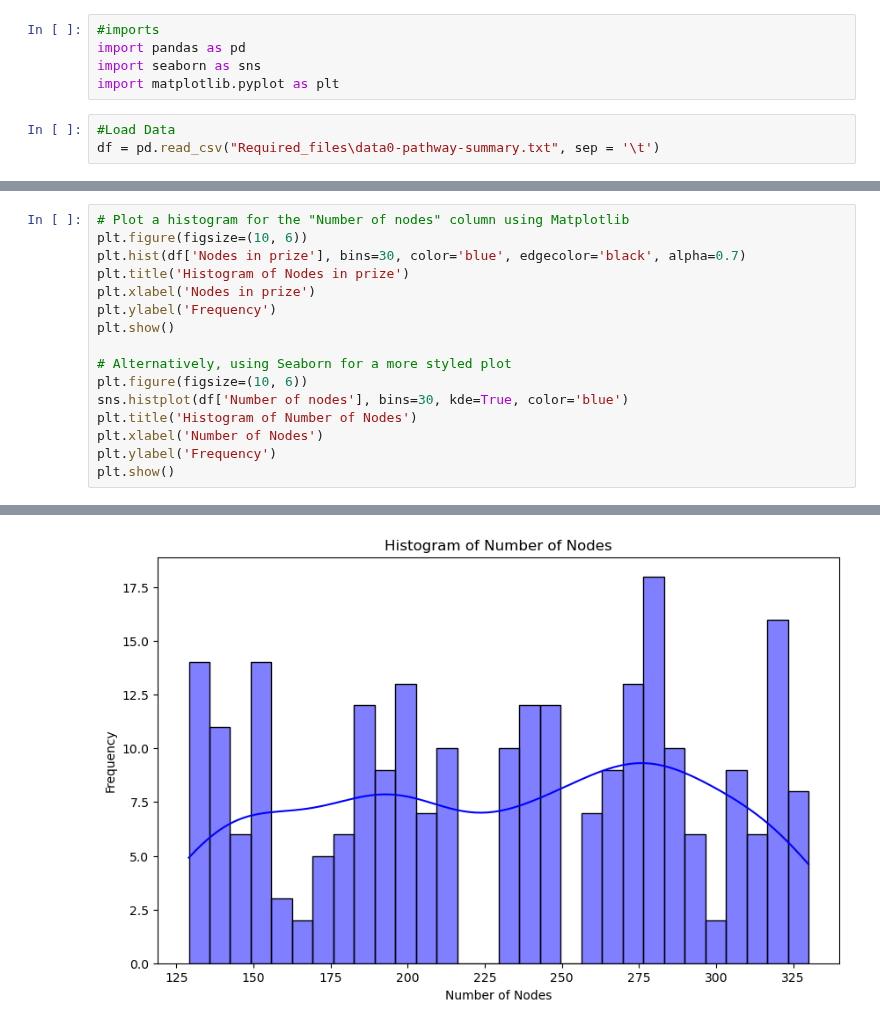
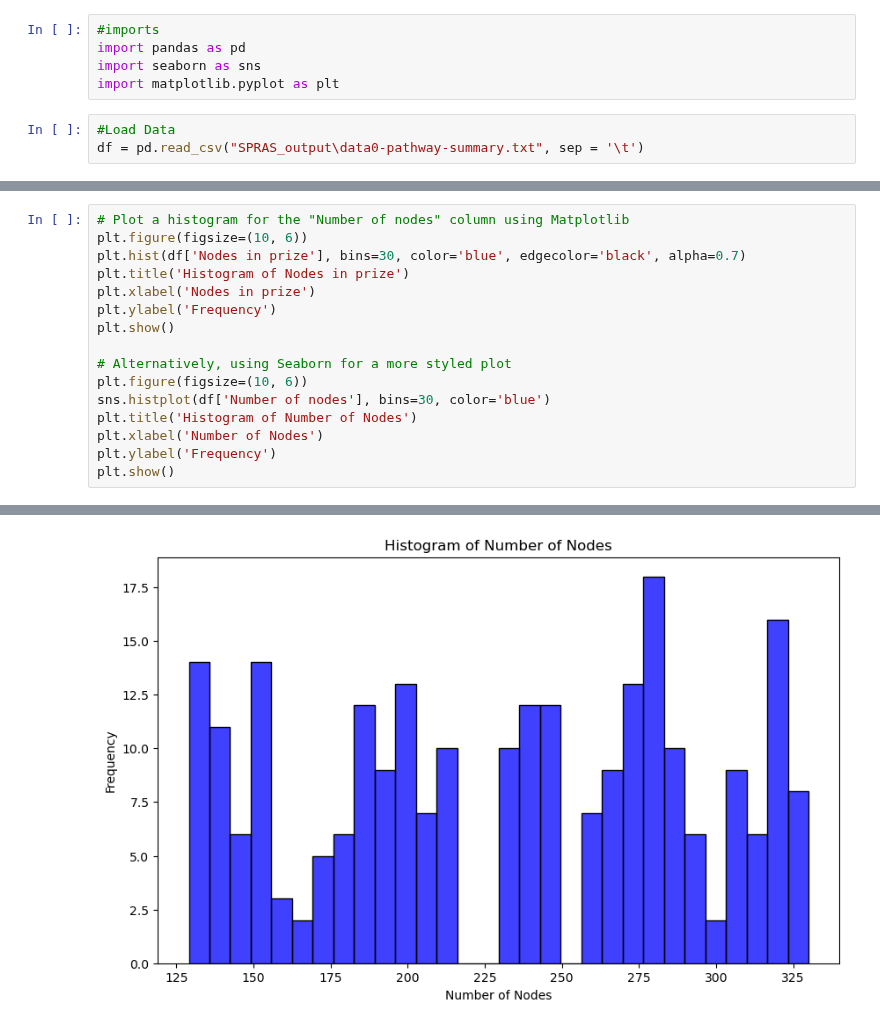
Before and after one commit to Reed-CompBio/spras-benchmarking, a Jupyter notebook: yeast-osmotic-stress/Scripts/2_Node_Summary_Histo.ipynb, the cells around one changed output, grey strips where cells are left out. Saved outputs shown, nothing was run; the diff lists cells and outputs as text.

```diff
--- a/yeast-osmotic-stress/Scripts/2_Node_Summary_Histo.ipynb
+++ b/yeast-osmotic-stress/Scripts/2_Node_Summary_Histo.ipynb
@@ -5,7 +5,7 @@ import seaborn as sns
 import matplotlib.pyplot as plt
 # %%
 #Load Data
-df = pd.read_csv("Required_files\data0-pathway-summary.txt", sep = '\t')
+df = pd.read_csv("SPRAS_output\data0-pathway-summary.txt", sep = '\t')
 # %%
 #Inspect
 df.head()
@@ -19,19 +19,19 @@ df.head()
 # %%
 # Plot a histogram for the "Number of nodes" column using Matplotlib
 plt.figure(figsize=(10, 6))
 plt.hist(df['Nodes in prize'], bins=30, color='blue', edgecolor='black', alpha=0.7)
 plt.title('Histogram of Nodes in prize')
 plt.xlabel('Nodes in prize')
 plt.ylabel('Frequency')
 plt.show()
 
 # Alternatively, using Seaborn for a more styled plot
 plt.figure(figsize=(10, 6))
-sns.histplot(df['Number of nodes'], bins=30, kde=True, color='blue')
+sns.histplot(df['Number of nodes'], bins=30, color='blue')
 plt.title('Histogram of Number of Nodes')
 plt.xlabel('Number of Nodes')
 plt.ylabel('Frequency')
 plt.show()
 # %% [output]
 [figure]
-[figure, old version]
+[figure, new version]
```
Also changed, not shown: 13 other files.
